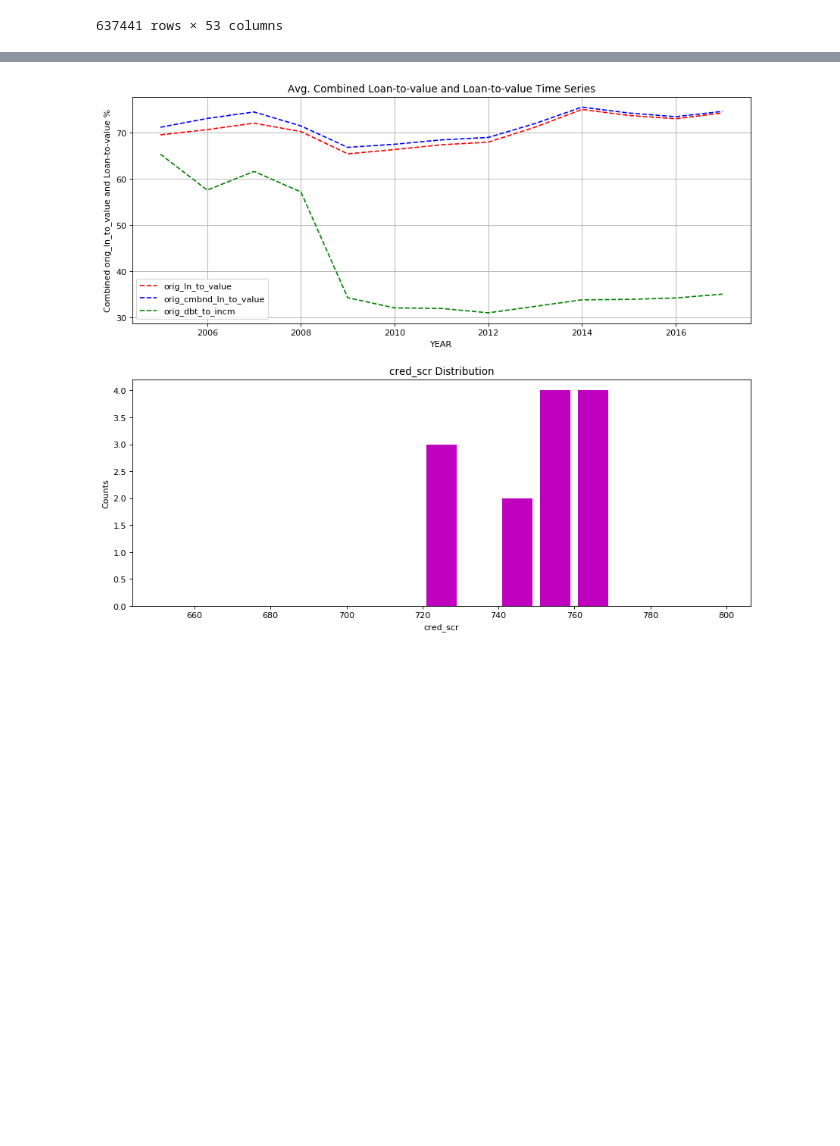
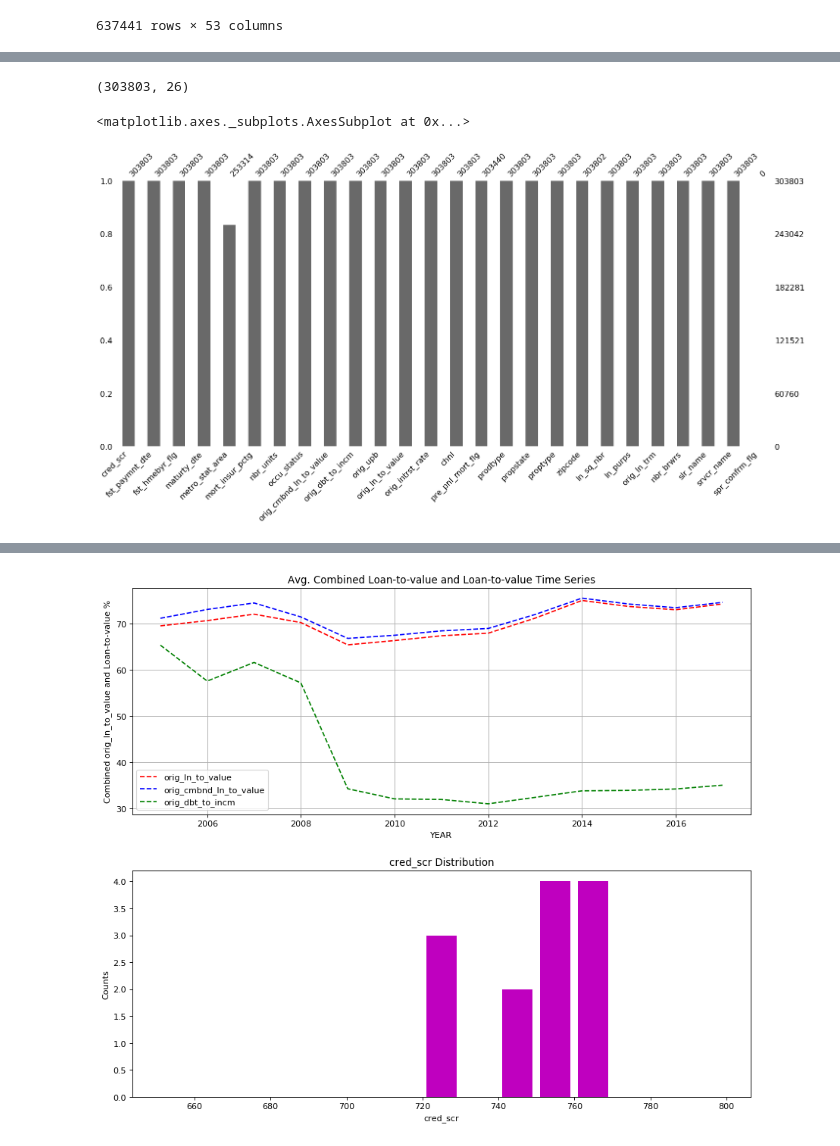
Before and after one commit to ankit08015/FreddieLoanDataAnalysis-ADS_Midterm, a Jupyter notebook: Midterm/Part_1/Part1-EDA.ipynb, the cells around one changed output, grey strips where cells are left out. Drawn from its saved outputs; the diff is of its cells as text; code cells hidden in the pictures; blank space fills up the shorter version.

```diff
--- a/Midterm/Part_1/Part1-EDA.ipynb
+++ b/Midterm/Part_1/Part1-EDA.ipynb
@@ -107,0 +111,11 @@ summ_df.plot.bar();
+# %%
+origQ12007 = pd.read_table('historical_data1_Q12007/historical_data1_Q12007.txt', sep ='|')
+origQ12007.columns = [
+    u'cred_scr', u'fst_paymnt_dte', u'fst_hmebyr_flg', u'maturty_dte',
+    u'metro_stat_area', u'mort_insur_pctg', u'nbr_units', u'occu_status',
+    u'orig_cmbnd_ln_to_value', u'orig_dbt_to_incm', u'orig_upb', u'orig_ln_to_value', u'orig_intrst_rate',
+    u'chnl', u'pre_pnl_mort_flg', u'prodtype', u'propstate',
+    u'proptype', u'zipcode', u'ln_sq_nbr', u'ln_purps', u'orig_ln_trm',
+    u'nbr_brwrs', u'slr_name',  u'srvcr_name', u'spr_confrm_flg']
+
+origQ12007.head()
@@ -107,0 +162,9 @@ summ_df.plot.bar();
+# %%
+origQ12007.shape
+# %% [output]
+(303803, 26)
+# %%
+msno.bar(origQ12007)
+# %% [output]
+<matplotlib.axes._subplots.AxesSubplot at 0x...>
+[figure, added]
```
Also changed, not shown: parts of 11 cells of this notebook.
